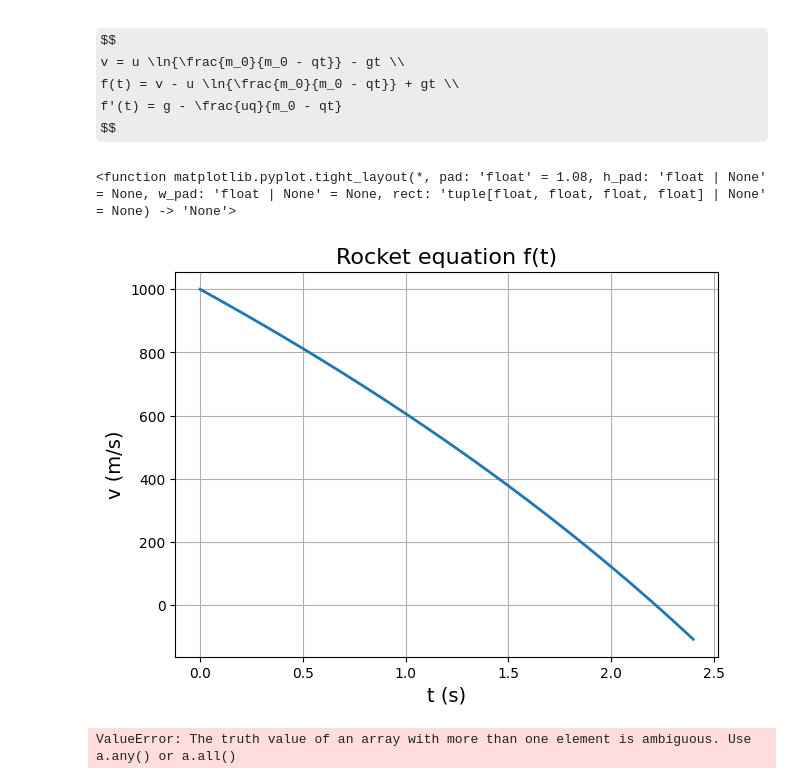
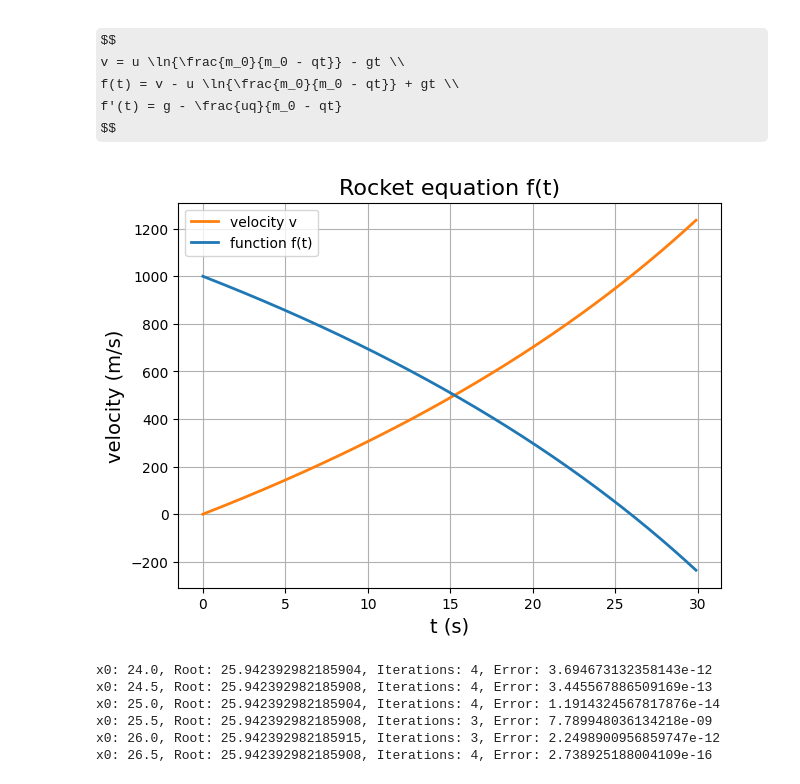
Before and after one commit to galih123star/computational2026, a Jupyter notebook: HW02/HW02_CPA.ipynb, the cells around one changed output. Cells and saved outputs as stored; diff of their text form; code cells hidden in the pictures; some formulas as TeX source.

```diff
--- a/HW02/HW02_CPA.ipynb
+++ b/HW02/HW02_CPA.ipynb
@@ -243,7 +246,7 @@ $$
 # rocket equation
 u = 2200    # velocity of fuel ejection relative to rocket in m/s
 v = 1000    # velocity of rocket in m/s
-m0 = 16000  # mass of rocket in kg
+m0 = 160000  # mass of rocket in kg
 q = 2680    # rate of fuel ejection in kg/s
 g = 9.8     # gravity in m/s2
 
@@ -251,45 +254,70 @@ def vel(t):
     v = u*np.log(m0/(m0 - q*t)) - g*t
     return v
 
+#def func3(t):
+#    y = v - u*np.log(m0/(m0 - q*t)) + g*t
+#    return y
+
 def func3(t):
-    y = v - u*np.log(m0/(m0 - q*t)) + g*t
-    return y
+    mass = m0 - q*t
+    return np.where(mass <= 0, np.inf, v - u*np.log(m0/mass) + g*t)
+
+#def func3_der(t):
+#    y = g - (u*q)/(m0 - q*t)
+#    return y
 
 def func3_der(t):
-    y = g - (u*q)/(m0 - q*t)
-    return y
+    mass = m0 - q*t
+    return np.where(mass <= 0, np.inf, g - (u*q)/mass)
 
-t = np.arange(0, 2.5, 0.1)
+t = np.arange(0, 30, 0.1)
 y3 = func3(t)
-v = vel(t)
+vel = vel(t)
 y3der = func3_der(t)
 # %%
 plt.figure(figsize=(7, 5))
-#plt.plot(t, v, label='velocity', color='tab:orange', lw=2)
-plt.plot(t, y3, label='function', color='tab:blue', lw=2)
+plt.plot(t, vel, label='velocity v', color='tab:orange', lw=2)
+plt.plot(t, y3, label='function f(t)', color='tab:blue', lw=2)
 plt.xlabel('t (s)', size=14)
-plt.ylabel('v (m/s)', size=14)
+plt.ylabel('velocity (m/s)', size=14)
 plt.xticks(size=10)
 plt.yticks(size=10)
 plt.title('Rocket equation f(t)', size=16)
 plt.grid(True)
 plt.tight_layout
-#plt.legend()
+plt.legend()
+
+plt.savefig('HW02_prob3_function2.png', dpi=250, transparent=True)
 # %% [output]
-<function matplotlib.pyplot.tight_layout(*, pad: 'float' = 1.08, h_pad: 'float | None' = None, w_pad: 'float | None' = None, rect: 'tuple[float, float, float, float] | None' = None) -> 'None'>
-[figure, old version]
+[figure, new version]
 # %%
 # Newton-Raphson method
 # Initial guess
-x0_prob3_ver2 = np.arange(0.5,3,0.25) #various guess
+x0_list_rocket = np.arange(24,27,0.5) #various guess
 
 err_tol = 1e-8
 
+x0_rocket = 2
+
 iterations_list = []
 
-for x0 in x0_prob3_ver2:
-    root, iterations, err_NR = nr(func3, func3_der, x0, err_tol)
-    print(f"x0: {x0}, Root: {root}, Iterations: {iterations}, Error: {err_NR}")
-    iterations_list.append(iterations)
+for x0 in x0_list_rocket:
+    root_rocket, iterations_rocket, err_NR_rocket = nr(func3, func3_der, x0, err_tol)
+    print(f"x0: {x0}, Root: {root_rocket}, Iterations: {iterations_rocket}, Error: {err_NR_rocket}")
+    iterations_list.append(iterations_rocket)
+
+#root_NR_rocket, iterations_NR_rocket, err_NR_rocket = nr(func3, func3_der, x0_rocket, err_tol)
+
+#root_NR, iterations_NR, err_NR = nr(func1, func_der, x0, err_tol)
+
+#print(f"Newton-Raphson method with x0 = {x0_rocket}")
+#print("Root:", root_rocket)
+#print("Iterations:", iterations_rocket)
+#print("Error relative:", err_NR_rocket)
 # %% [output]
-ValueError: The truth value of an array with more than one element is ambiguous. Use a.any() or a.all()
+x0: 24.0, Root: 25.942392982185904, Iterations: 4, Error: 3.694673132358143e-12
+x0: 24.5, Root: 25.942392982185908, Iterations: 4, Error: 3.445567886509169e-13
+x0: 25.0, Root: 25.942392982185904, Iterations: 4, Error: 1.1914324567817876e-14
+x0: 25.5, Root: 25.942392982185908, Iterations: 3, Error: 7.789948036134218e-09
+x0: 26.0, Root: 25.942392982185915, Iterations: 3, Error: 2.2498900956859747e-12
+x0: 26.5, Root: 25.942392982185908, Iterations: 4, Error: 2.738925188004109e-16
```
Also changed, not shown: parts of 3 cells of this notebook.
